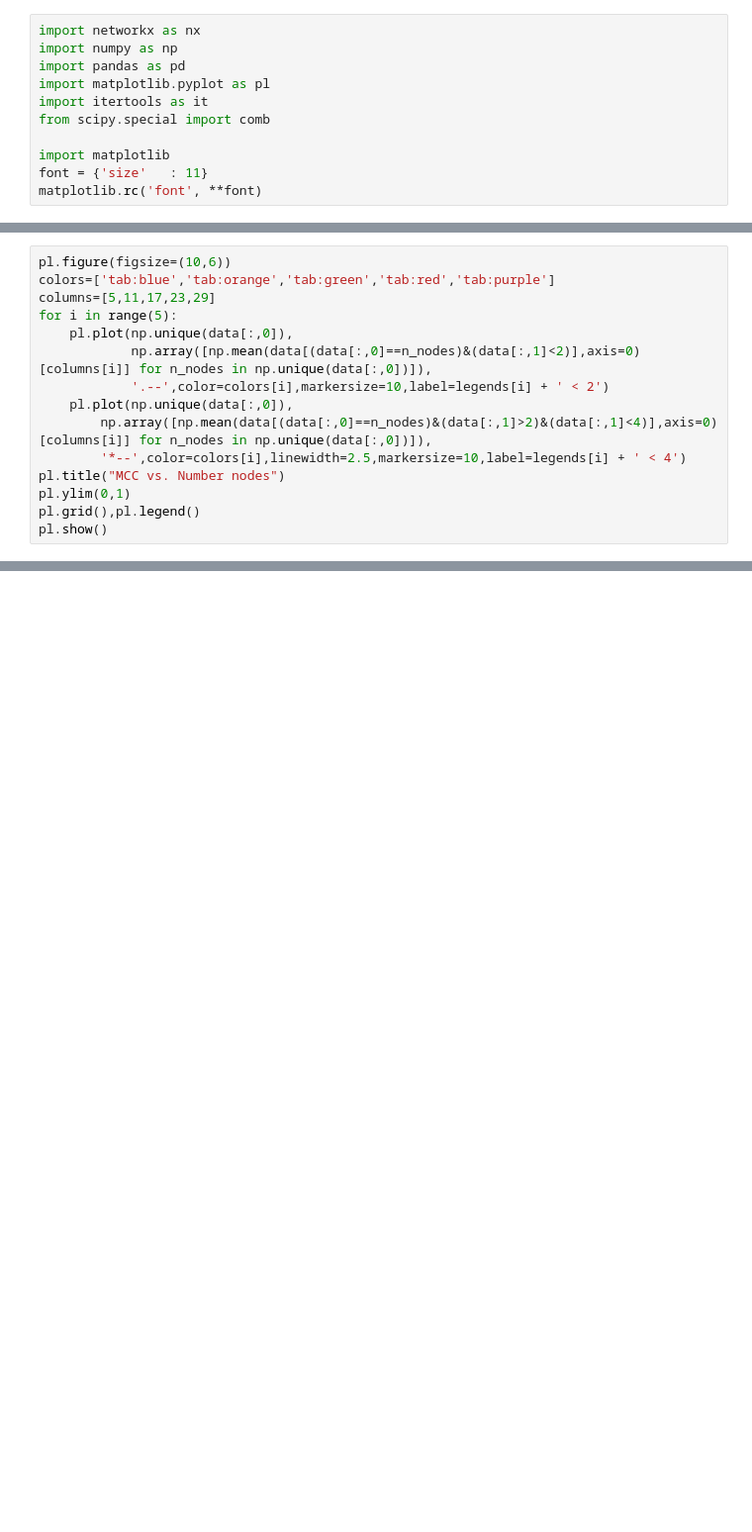
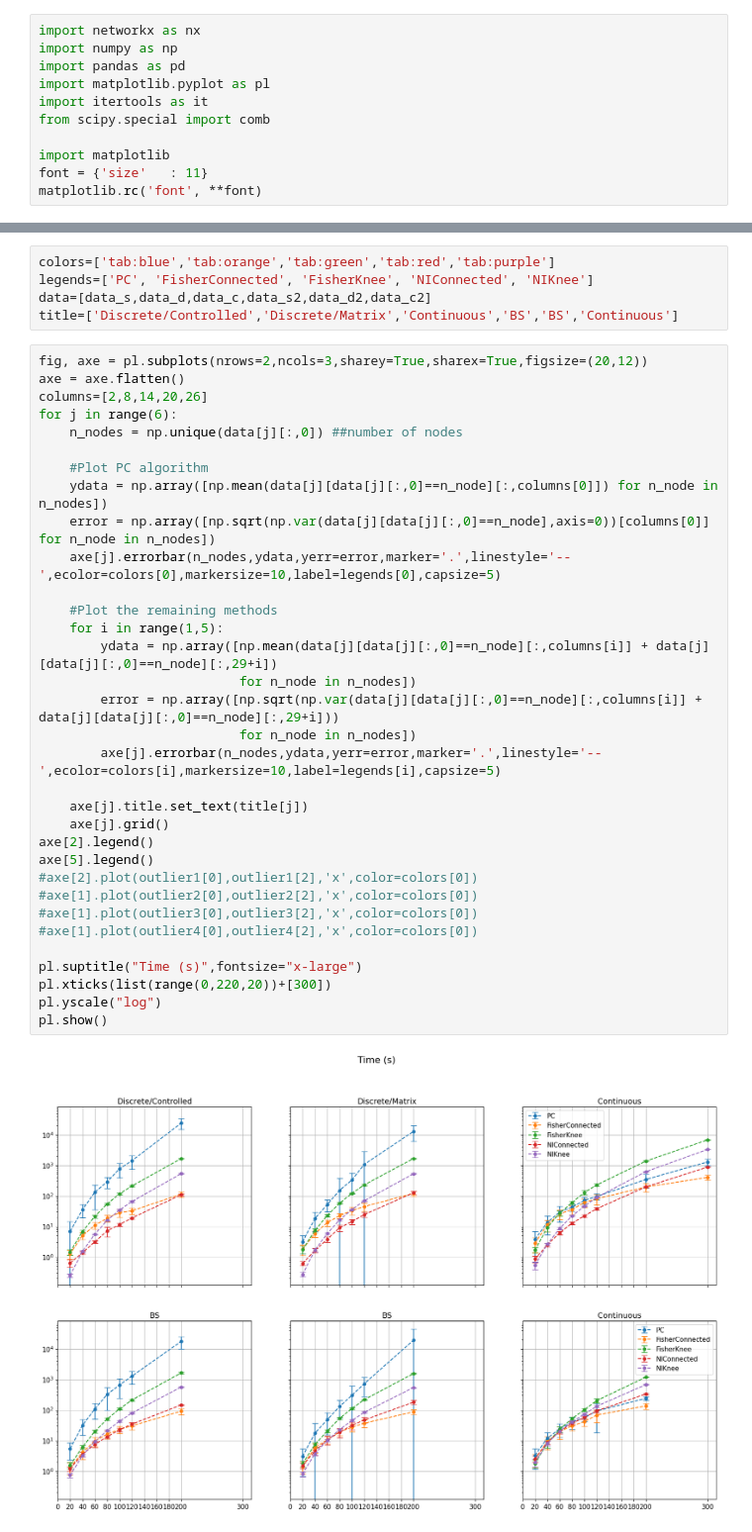
Before and after one commit to F-Barroso/Inference, a Jupyter notebook: Synthetic Data_Viewer.ipynb, the cells around one changed output, grey strips where cells are left out. Shown at 99% size. Cells and saved outputs as stored; diff of their text form; blank space fills up the shorter version.

```diff
--- a/Synthetic Data_Viewer.ipynb
+++ b/Synthetic Data_Viewer.ipynb
@@ -100,15 +11,0 @@ pl.show()
-# %%
-pl.figure(figsize=(10,6))
-colors=['tab:blue','tab:orange','tab:green','tab:red','tab:purple']
-columns=[5,11,17,23,29]
-for i in range(5):
-    pl.plot(np.unique(data[:,0]),
-            np.array([np.mean(data[(data[:,0]==n_nodes)&(data[:,1]<2)],axis=0)[columns[i]] for n_nodes in np.unique(data[:,0])]),
-            '.--',color=colors[i],markersize=10,label=legends[i] + ' < 2')
-    pl.plot(np.unique(data[:,0]),
-        np.array([np.mean(data[(data[:,0]==n_nodes)&(data[:,1]>2)&(data[:,1]<4)],axis=0)[columns[i]] for n_nodes in np.unique(data[:,0])]),
-        '*--',color=colors[i],linewidth=2.5,markersize=10,label=legends[i] + ' < 4')
-pl.title("MCC vs. Number nodes")
-pl.ylim(0,1)
-pl.grid(),pl.legend()
-pl.show()
@@ -116,0 +28,40 @@ pl.show()
+# %%
+colors=['tab:blue','tab:orange','tab:green','tab:red','tab:purple']
+legends=['PC', 'FisherConnected', 'FisherKnee', 'NIConnected', 'NIKnee']
+data=[data_s,data_d,data_c,data_s2,data_d2,data_c2]
+title=['Discrete/Controlled','Discrete/Matrix','Continuous','BS','BS','Continuous']
+# %%
+fig, axe = pl.subplots(nrows=2,ncols=3,sharey=True,sharex=True,figsize=(20,12))
+axe = axe.flatten()
+columns=[2,8,14,20,26]
+for j in range(6):
+    n_nodes = np.unique(data[j][:,0]) ##number of nodes
+
+    #Plot PC algorithm
+    ydata = np.array([np.mean(data[j][data[j][:,0]==n_node][:,columns[0]]) for n_node in n_nodes])
+    error = np.array([np.sqrt(np.var(data[j][data[j][:,0]==n_node],axis=0))[columns[0]] for n_node in n_nodes])
+    axe[j].errorbar(n_nodes,ydata,yerr=error,marker='.',linestyle='--',ecolor=colors[0],markersize=10,label=legends[0],capsize=5)
+
+    #Plot the remaining methods
+    for i in range(1,5):
+        ydata = np.array([np.mean(data[j][data[j][:,0]==n_node][:,columns[i]] + data[j][data[j][:,0]==n_node][:,29+i])
+                          for n_node in n_nodes])
+        error = np.array([np.sqrt(np.var(data[j][data[j][:,0]==n_node][:,columns[i]] + data[j][data[j][:,0]==n_node][:,29+i]))
+                          for n_node in n_nodes])
+        axe[j].errorbar(n_nodes,ydata,yerr=error,marker='.',linestyle='--',ecolor=colors[i],markersize=10,label=legends[i],capsize=5)
+
+    axe[j].title.set_text(title[j])
+    axe[j].grid()
+axe[2].legend()
+axe[5].legend()
+#axe[2].plot(outlier1[0],outlier1[2],'x',color=colors[0])
+#axe[1].plot(outlier2[0],outlier2[2],'x',color=colors[0])
+#axe[1].plot(outlier3[0],outlier3[2],'x',color=colors[0])
+#axe[1].plot(outlier4[0],outlier4[2],'x',color=colors[0])
+
+pl.suptitle("Time (s)",fontsize="x-large")
+pl.xticks(list(range(0,220,20))+[300])
+pl.yscale("log")
+pl.show()
+# %% [output]
+[figure, added]
```
Also changed, not shown: parts of 11 cells of this notebook.
